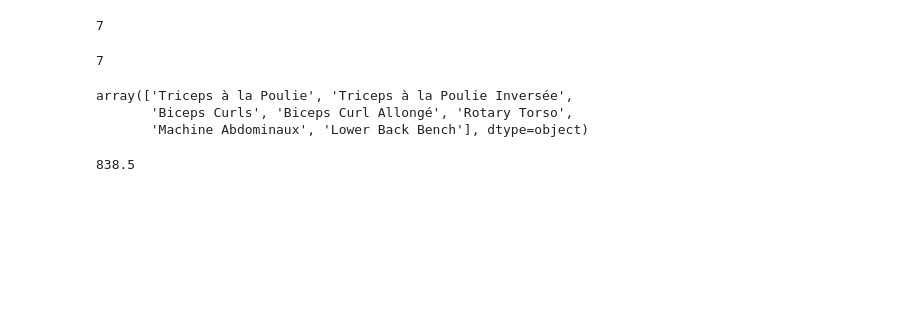
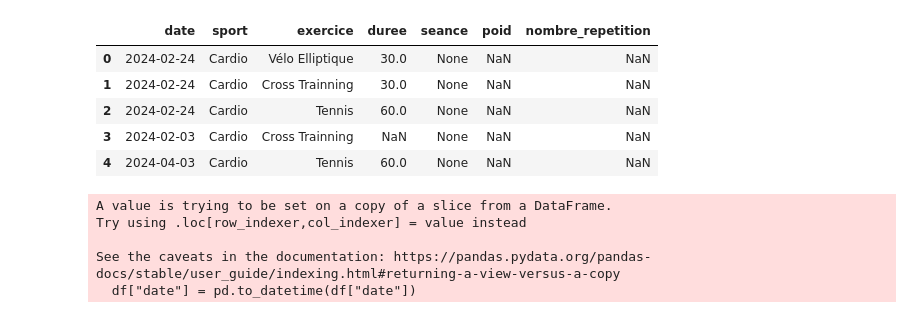
Before and after one commit to louismartindunord/SportMetrics, a Jupyter notebook: notebook/data_visualisation.ipynb, the cells around one changed output. Cells and saved outputs as stored; diff of their text form; code cells hidden in the pictures; blank space fills up the shorter version.

Commit message:
modification of users_inforamtions_page

```diff
--- a/notebook/data_visualisation.ipynb
+++ b/notebook/data_visualisation.ipynb
@@ -247,21 +86,10 @@ def get_numerical_value(df_time_period:pd.DataFrame):
-# %%
-df.exercice.nunique()
-# %% [output]
-7
-# %%
-number_of_exercice = df.groupby("exercice").agg("count")
-number_of_diferents_exercices = df["exercice"].nunique()
-number_of_diferents_exercices
-# %% [output]
-7
-# %%
-df["exercice"].unique()
-# %% [output]
-array(['Triceps à la Poulie', 'Triceps à la Poulie Inversée',
-       'Biceps Curls', 'Biceps Curl Allongé', 'Rotary Torso',
-       'Machine Abdominaux', 'Lower Back Bench'], dtype=object)
-# %%
-poid_portée = df["poid"].sum()
-float(poid_portée)
-# %% [output]
-838.5
+# %%
+all_datas = import_all_data(USER_ID)
+all_datas.head()
+# %% [output]
+|  | date | sport | exercice | duree | seance | poid | nombre_repetition |
+| 0 | 2024-02-24 | Cardio | Vélo Elliptique | 30.0 | None | NaN | NaN |
+| 1 | 2024-02-24 | Cardio | Cross Trainning | 30.0 | None | NaN | NaN |
+| 2 | 2024-02-24 | Cardio | Tennis | 60.0 | None | NaN | NaN |
+| 3 | 2024-02-03 | Cardio | Cross Trainning | NaN | None | NaN | NaN |
+| 4 | 2024-04-03 | Cardio | Tennis | 60.0 | None | NaN | NaN |
@@ -267,0 +126,8 @@ float(poid_portée)
+# %%
+df = filter_by_time_period(all_datas, time_analyse=DATE_OPTION)
+# %% [output]
+A value is trying to be set on a copy of a slice from a DataFrame.
+Try using .loc[row_indexer,col_indexer] = value instead
+
+See the caveats in the documentation: https://pandas.pydata.org/pandas-docs/stable/user_guide/indexing.html#returning-a-view-versus-a-copy
+  df["date"] = pd.to_datetime(df["date"])
```
Also changed, not shown: parts of 36 cells of this notebook, 8 other files.
